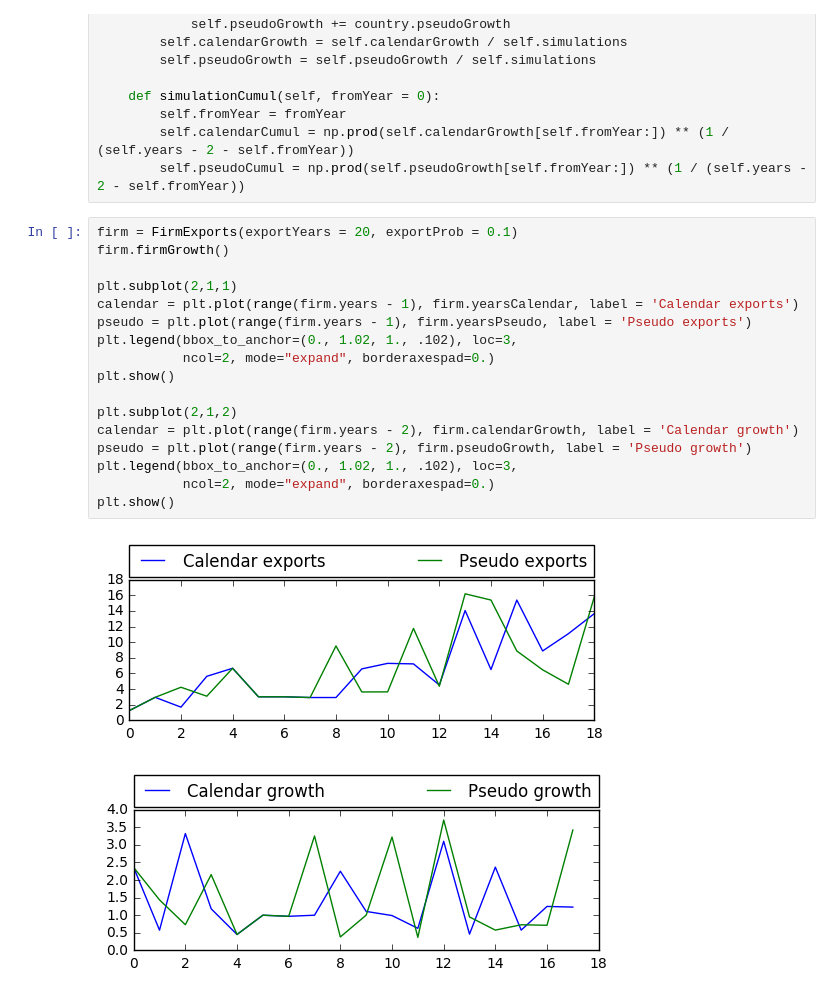
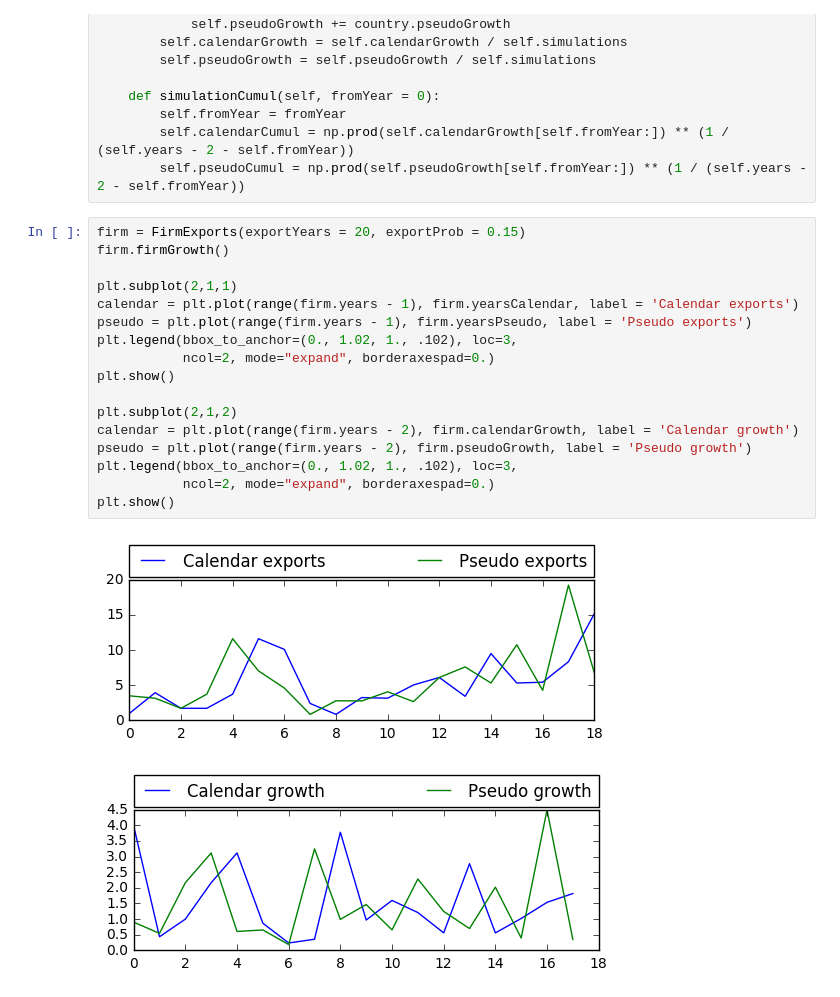
Before and after one commit to Ozniras/pseudoYearEffectExportSimulations, a Jupyter notebook: simul.ipynb, the cells around one changed output. Cells and saved outputs as stored; diff of their text form.

```diff
--- a/simul.ipynb
+++ b/simul.ipynb
@@ -110,23 +110,23 @@ class Simulations:
         self.calendarCumul = np.prod(self.calendarGrowth[self.fromYear:]) ** (1 / (self.years - 2 - self.fromYear))
         self.pseudoCumul = np.prod(self.pseudoGrowth[self.fromYear:]) ** (1 / (self.years - 2 - self.fromYear))
 # %%
-firm = FirmExports(exportYears = 20, exportProb = 0.1)
+firm = FirmExports(exportYears = 20, exportProb = 0.15)
 firm.firmGrowth()
 
 plt.subplot(2,1,1)
 calendar = plt.plot(range(firm.years - 1), firm.yearsCalendar, label = 'Calendar exports')
 pseudo = plt.plot(range(firm.years - 1), firm.yearsPseudo, label = 'Pseudo exports')
 plt.legend(bbox_to_anchor=(0., 1.02, 1., .102), loc=3,
            ncol=2, mode="expand", borderaxespad=0.)
 plt.show()
 
 plt.subplot(2,1,2)
 calendar = plt.plot(range(firm.years - 2), firm.calendarGrowth, label = 'Calendar growth')
 pseudo = plt.plot(range(firm.years - 2), firm.pseudoGrowth, label = 'Pseudo growth')
 plt.legend(bbox_to_anchor=(0., 1.02, 1., .102), loc=3,
            ncol=2, mode="expand", borderaxespad=0.)
 plt.show()
 # %% [output]
-[figure, old version]
+[figure, new version]
-[figure, old version]
+[figure, new version]
 # %%
```
Also changed, not shown: parts of 9 cells of this notebook.
